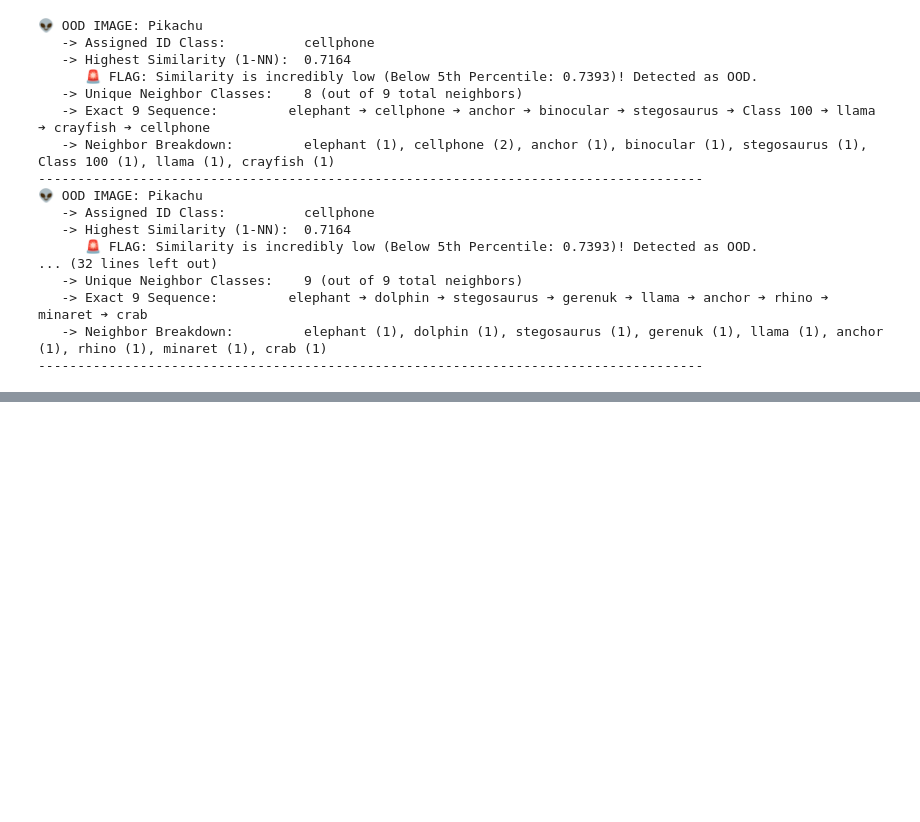
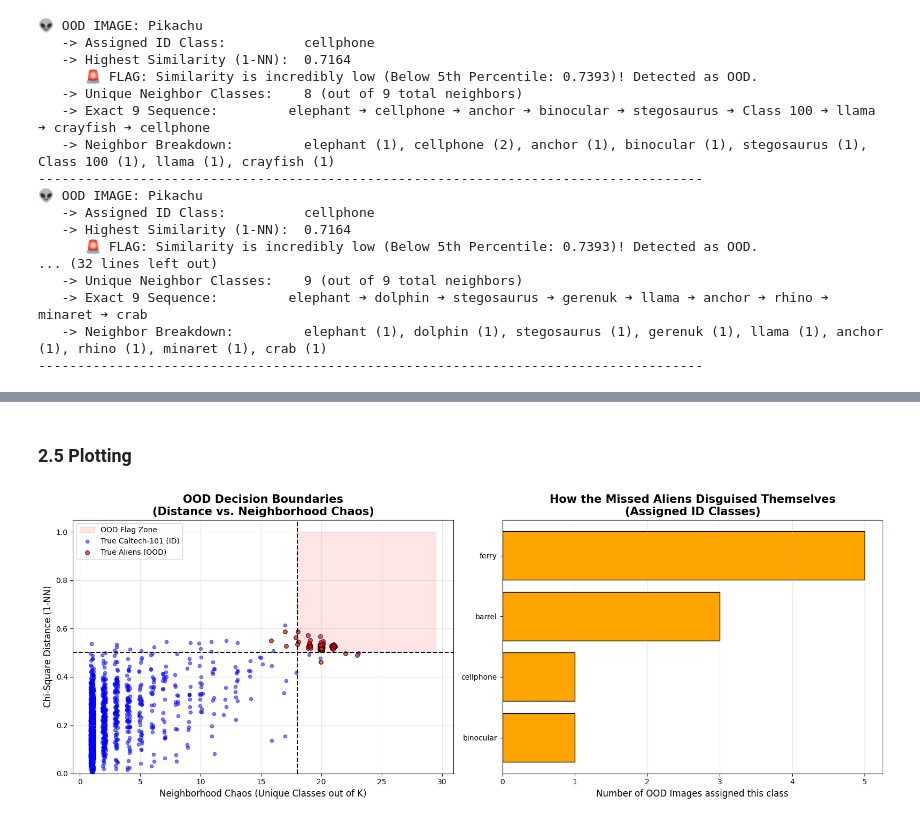
Before and after one commit to xMyrine/Obstacle-detection, a Jupyter notebook: notes/m13_OOD_KNN_Detection.ipynb, the cells around one changed output, grey strips where cells are left out. Drawn from its saved outputs; the diff is of its cells as text; code cells hidden in the pictures; blank space fills up the shorter version.

```diff
--- a/notes/m13_OOD_KNN_Detection.ipynb
+++ b/notes/m13_OOD_KNN_Detection.ipynb
@@ -812,0 +1016,19 @@ for o_idx, ood_name in enumerate(ood_names):
+# %%
+print("========================================================")
+print("🛡️ OOD DETECTION PERFORMANCE:")
+print(f"   -> Alien Catch Rate (Recall):  {(correctly_flagged_ood/total_ood)*100:.2f}% ({correctly_flagged_ood}/{total_ood} caught)")
+print(f"   -> Missed Aliens (Slipped in): {missed_ood} images")
+print(f"   -> False Alarms (ID flagged):  {false_alarms_id} images ({(false_alarms_id/total_id)*100:.2f}%)")
+print("========================================================")
+print("🎯 IN-DISTRIBUTION (ID) PERFORMANCE:")
+id_passed = total_id - false_alarms_id
+if id_passed > 0:
+    print(f"   -> ID Accuracy (of those that passed): {(correct_id_classifications/id_passed)*100:.2f}% ({correct_id_classifications}/{id_passed})")
+print("========================================================")
+
+if missed_ood > 0:
+    print("🕵️ WHAT DID THE MISSED ALIENS SNEAK IN AS?")
+    top_missed = Counter(missed_ood_assigned_classes).most_common(5)
+    for cls_id, count in top_missed:
+        print(f"   -> Disguised as '{get_class_name(cls_id)}': {count} times")
+print("========================================================")
@@ -812,0 +1051,2 @@ for o_idx, ood_name in enumerate(ood_names):
+# %% [markdown]
+### **2.5 Plotting**
@@ -812,0 +1055,46 @@ for o_idx, ood_name in enumerate(ood_names):
+# %%
+fig, (ax1, ax2) = plt.subplots(1, 2, figsize=(16, 6))
+
+# --- PLOT 1: The 2D Decision Scatter Plot ---
+# Add a red rectangle to show the "Danger Zone" (Where OOD is flagged)
+rect = patches.Rectangle((CHAOS_THRESHOLD, DISTANCE_THRESHOLD),
+                         K_NN - CHAOS_THRESHOLD + 0.5, 1.0 - DISTANCE_THRESHOLD,
+                         linewidth=1, edgecolor='red', facecolor='red', alpha=0.1, label='OOD Flag Zone')
+ax1.add_patch(rect)
+
+# Add jitter to chaos so the dots don't completely overlap on the integers
+jitter_id = np.random.uniform(-0.15, 0.15, len(plot_data["id_chaos"]))
+jitter_ood = np.random.uniform(-0.15, 0.15, len(plot_data["ood_chaos"]))
+
+ax1.scatter(np.array(plot_data["id_chaos"]) + jitter_id, plot_data["id_dist"],
+            color='blue', alpha=0.5, s=20, label='True Caltech-101 (ID)')
+ax1.scatter(np.array(plot_data["ood_chaos"]) + jitter_ood, plot_data["ood_dist"],
+            color='red', alpha=0.7, s=30, edgecolors='black', label='True Aliens (OOD)')
+
+ax1.axhline(DISTANCE_THRESHOLD, color='black', linestyle='--')
+ax1.axvline(CHAOS_THRESHOLD, color='black', linestyle='--')
+
+ax1.set_title("OOD Decision Boundaries\n(Distance vs. Neighborhood Chaos)", fontsize=15, fontweight='bold')
+ax1.set_xlabel("Neighborhood Chaos (Unique Classes out of K)", fontsize=12)
+ax1.set_ylabel("Chi-Square Distance (1-NN)", fontsize=12)
+ax1.set_ylim(bottom=0)
+ax1.legend()
+ax1.grid(alpha=0.3)
+
+if missed_ood > 0:
+    top_missed = Counter(missed_ood_assigned_classes).most_common(10)
+    labels = [get_class_name(cls_id) for cls_id, _ in top_missed]
+    counts = [count for _, count in top_missed]
+
+    ax2.barh(labels[::-1], counts[::-1], color='orange', edgecolor='black')
+    ax2.set_title("How the Missed Aliens Disguised Themselves\n(Assigned ID Classes)", fontsize=15, fontweight='bold')
+    ax2.set_xlabel("Number of OOD Images assigned this class", fontsize=12)
+    ax2.grid(axis='x', alpha=0.3)
+else:
+    ax2.text(0.5, 0.5, 'Perfect OOD Detection!\nNo Aliens Slipped Through.', ha='center', va='center', fontsize=18, color='green')
+    ax2.axis('off')
+
+plt.tight_layout()
+plt.show()
+# %% [output]
+[figure, added]
```
Also changed, not shown: parts of 43 cells of this notebook.
